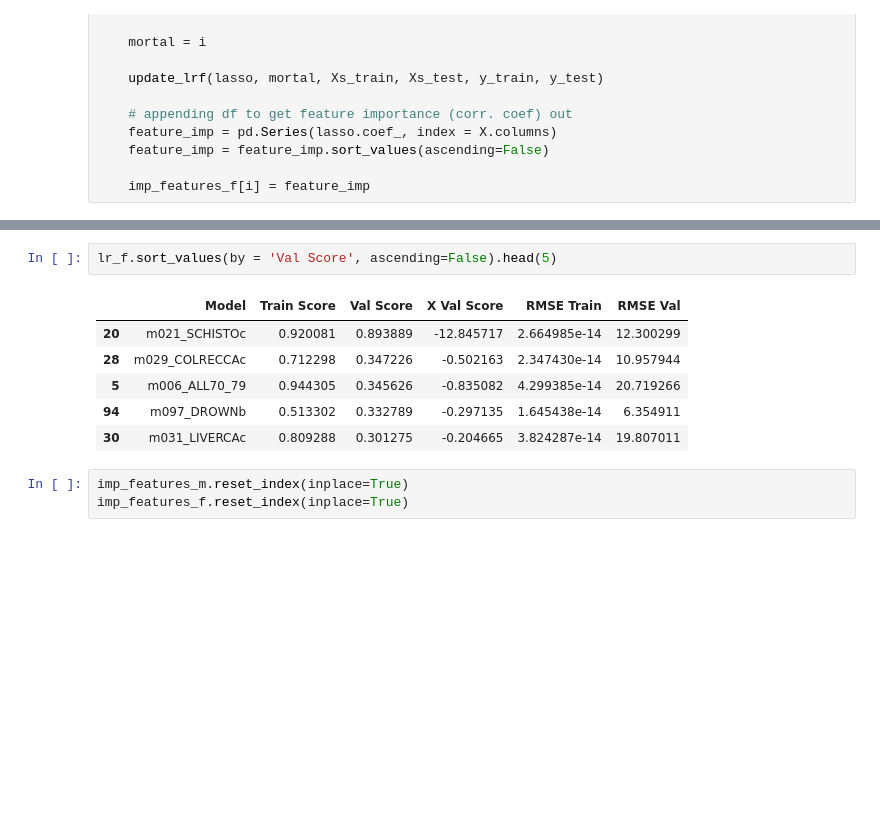
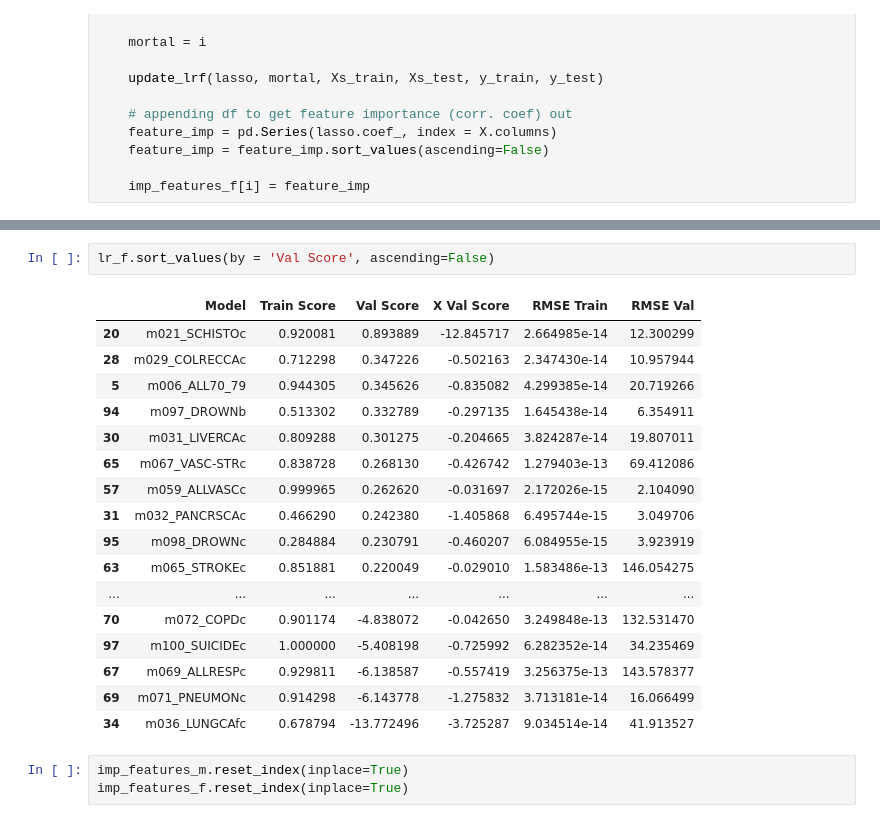
Before and after one commit to colbytse/community_health_project, a Jupyter notebook: code_notebooks/modeling-ct.ipynb, the cells around one changed output, grey strips where cells are left out. Cells and saved outputs as stored; diff of their text form; blank space fills up the shorter version.

```diff
--- a/code_notebooks/modeling-ct.ipynb
+++ b/code_notebooks/modeling-ct.ipynb
@@ -1008,12 +1019,23 @@ lr_m.sort_values(by = 'Val Score', ascending=False).head(5)
 # %%
-lr_f.sort_values(by = 'Val Score', ascending=False).head(5)
+lr_f.sort_values(by = 'Val Score', ascending=False)
 # %% [output]
 |  | Model | Train Score | Val Score | X Val Score | RMSE Train | RMSE Val |
 | 20 | m021_SCHISTOc | 0.920081 | 0.893889 | -12.845717 | 2.664985e-14 | 12.300299 |
 | 28 | m029_COLRECCAc | 0.712298 | 0.347226 | -0.502163 | 2.347430e-14 | 10.957944 |
 | 5 | m006_ALL70_79 | 0.944305 | 0.345626 | -0.835082 | 4.299385e-14 | 20.719266 |
 | 94 | m097_DROWNb | 0.513302 | 0.332789 | -0.297135 | 1.645438e-14 | 6.354911 |
 | 30 | m031_LIVERCAc | 0.809288 | 0.301275 | -0.204665 | 3.824287e-14 | 19.807011 |
+| 65 | m067_VASC-STRc | 0.838728 | 0.268130 | -0.426742 | 1.279403e-13 | 69.412086 |
+| 57 | m059_ALLVASCc | 0.999965 | 0.262620 | -0.031697 | 2.172026e-15 | 2.104090 |
+| 31 | m032_PANCRSCAc | 0.466290 | 0.242380 | -1.405868 | 6.495744e-15 | 3.049706 |
+| 95 | m098_DROWNc | 0.284884 | 0.230791 | -0.460207 | 6.084955e-15 | 3.923919 |
+| 63 | m065_STROKEc | 0.851881 | 0.220049 | -0.029010 | 1.583486e-13 | 146.054275 |
+| ... | ... | ... | ... | ... | ... | ... |
+| 70 | m072_COPDc | 0.901174 | -4.838072 | -0.042650 | 3.249848e-13 | 132.531470 |
+| 97 | m100_SUICIDEc | 1.000000 | -5.408198 | -0.725992 | 6.282352e-14 | 34.235469 |
+| 67 | m069_ALLRESPc | 0.929811 | -6.138587 | -0.557419 | 3.256375e-13 | 143.578377 |
+| 69 | m071_PNEUMONc | 0.914298 | -6.143778 | -1.275832 | 3.713181e-14 | 16.066499 |
+| 34 | m036_LUNGCAfc | 0.678794 | -13.772496 | -3.725287 | 9.034514e-14 | 41.913527 |
 # %%
 imp_features_m.reset_index(inplace=True)
 imp_features_f.reset_index(inplace=True)
```
Also changed, not shown: parts of 1 cell of this notebook, 1 other file.
